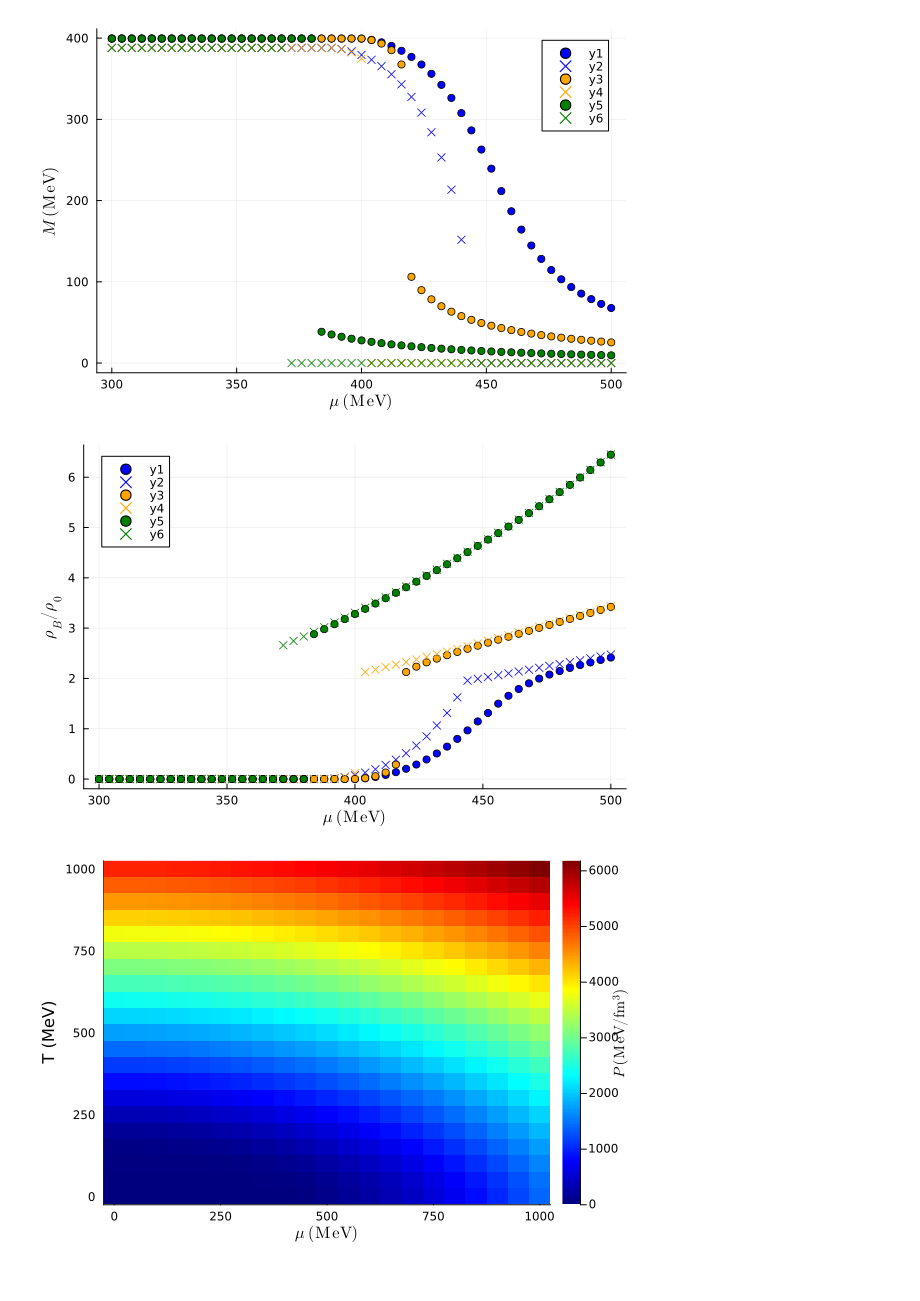
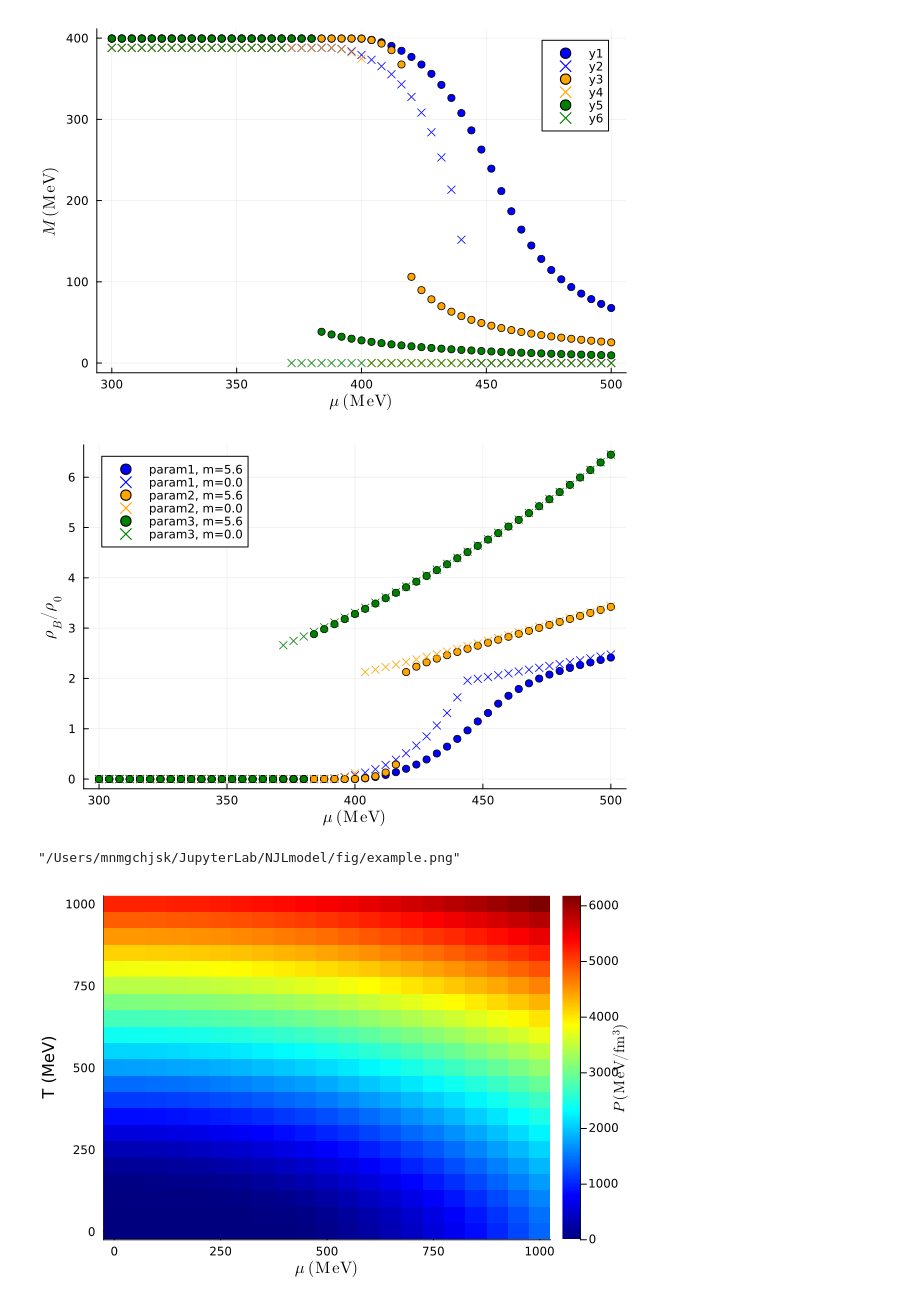
Before and after one commit to jskMNMGCH/NJL_model, a Jupyter notebook: test_modules.ipynb, the cells around one changed output. Drawn from its saved outputs; the diff is of its cells as text; code cells hidden in the pictures.

```diff
--- a/test_modules.ipynb
+++ b/test_modules.ipynb
@@ -206,29 +206,42 @@ display(plt)
 # %%
 m = 5.6
 Gv = Gs
 plt = scatter(mu, rhoB.(T_fix, mu); color=:blue,
+    label=string("param1, m=", m),
     xlabel=L"\mu\ (\mathrm{MeV})",
     ylabel=L"\rho_B/\rho_0",
 )
 m = 0.0
-scatter!(plt, mu, rhoB.(T_fix, mu); marker=:xcross, color=:blue)
+scatter!(plt, mu, rhoB.(T_fix, mu);
+    label=string("param1, m=", m),
+    marker=:xcross, color=:blue)
 
 m = 5.6
 Gv = Gs/2.0
-scatter!(plt, mu, rhoB.(T_fix, mu); color=:orange)
+scatter!(plt, mu, rhoB.(T_fix, mu);
+    label=string("param2, m=", m),
+    color=:orange)
 m = 0.0
-scatter!(plt, mu, rhoB.(T_fix, mu); marker=:xcross, color=:orange)
+scatter!(plt, mu, rhoB.(T_fix, mu);
+    label=string("param2, m=", m),
+    marker=:xcross, color=:orange)
 
 m = 5.6
 Gv = Gs*1e-3
-scatter!(plt, mu, rhoB.(T_fix, mu); color=:green)
+scatter!(plt, mu, rhoB.(T_fix, mu);
+    label=string("param3, m=", m),
+    color=:green)
 m = 0.0
-scatter!(plt, mu, rhoB.(T_fix, mu); marker=:xcross, color=:green)
+scatter!(plt, mu, rhoB.(T_fix, mu);
+    label=string("param3, m=", m),
+    marker=:xcross, color=:green)
 
 m = 5.6
 display(plt)
+# savefig(plt, "fig/example.png")
 # %% [output]
-[figure, old version]
+[figure, new version]
+"/Users/mnmgchjsk/JupyterLab/NJLmodel/fig/example.png"
 # %%
 m = 5.6
 Gv = Gs
```
Also changed, not shown: parts of 1 cell of this notebook, 3 other files.
